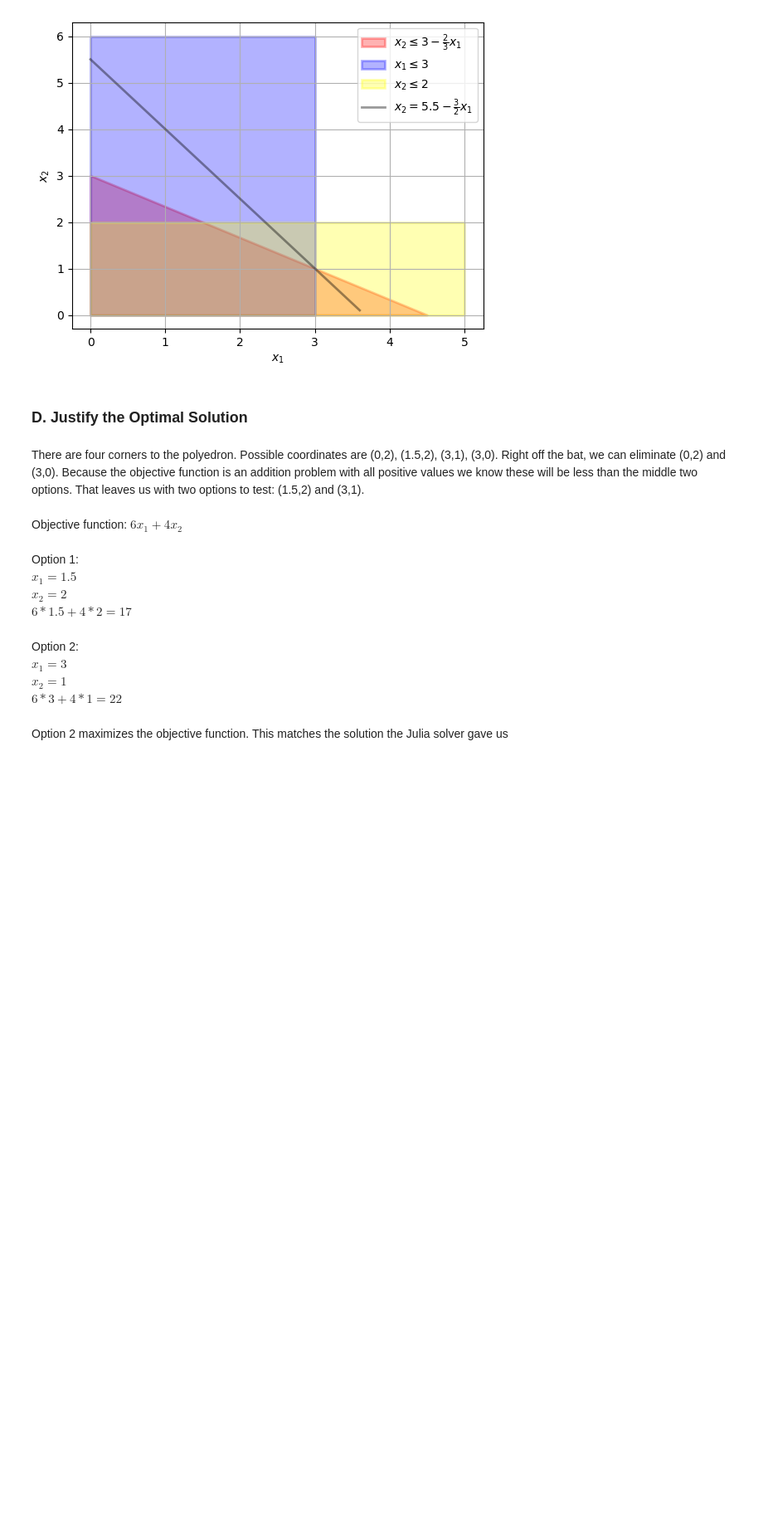
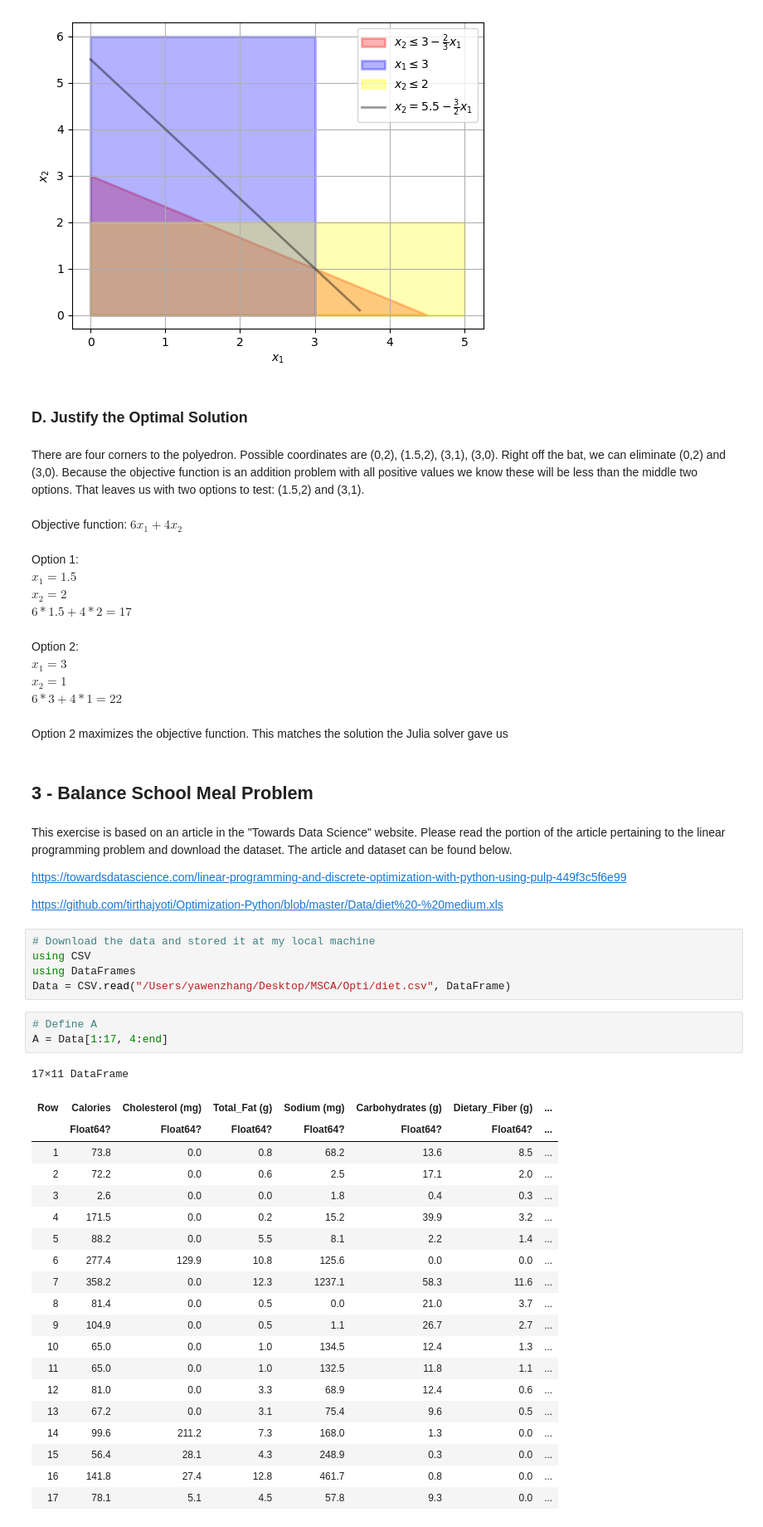
Before and after one commit to YawenZhang01/OptimizationWinter2023, a Jupyter notebook: assignments/Optimization_Homework2.ipynb, the cells around one changed output. Shown: that part at 83% size. Cells and saved outputs as stored; diff of their text form; blank space fills up the shorter version.

```diff
--- a/assignments/Optimization_Homework2.ipynb
+++ b/assignments/Optimization_Homework2.ipynb
@@ -208,3 +208,40 @@ $6 * 3 + 4 * 1 = 22$
 <br>
 <br>
 Option 2 maximizes the objective function. This matches the solution the Julia solver gave us
+# %% [markdown]
+## 3 - Balance School Meal Problem
+# %% [markdown]
+This exercise is based on an article in the "Towards Data Science" website. Please read the portion of the article pertaining to the linear programming problem and download the dataset. The article and dataset can be found below.
+
+https://towardsdatascience.com/linear-programming-and-discrete-optimization-with-python-using-pulp-449f3c5f6e99
+
+https://github.com/tirthajyoti/Optimization-Python/blob/master/Data/diet%20-%20medium.xls
+# %%
+# Download the data and stored it at my local machine
+using CSV
+using DataFrames
+Data = CSV.read("/Users/yawenzhang/Desktop/MSCA/Opti/diet.csv", DataFrame)
+# %%
+# Define A
+A = Data[1:17, 4:end]
+# %% [output]
+17×11 DataFrame
+| Row | Calories | Cholesterol (mg) | Total_Fat (g) | Sodium (mg) | Carbohydrates (g) | Dietary_Fiber (g) | ... |
+|  | Float64? | Float64? | Float64? | Float64? | Float64? | Float64? | ... |
+| 1 | 73.8 | 0.0 | 0.8 | 68.2 | 13.6 | 8.5 | ... |
+| 2 | 72.2 | 0.0 | 0.6 | 2.5 | 17.1 | 2.0 | ... |
+| 3 | 2.6 | 0.0 | 0.0 | 1.8 | 0.4 | 0.3 | ... |
+| 4 | 171.5 | 0.0 | 0.2 | 15.2 | 39.9 | 3.2 | ... |
+| 5 | 88.2 | 0.0 | 5.5 | 8.1 | 2.2 | 1.4 | ... |
+| 6 | 277.4 | 129.9 | 10.8 | 125.6 | 0.0 | 0.0 | ... |
+| 7 | 358.2 | 0.0 | 12.3 | 1237.1 | 58.3 | 11.6 | ... |
+| 8 | 81.4 | 0.0 | 0.5 | 0.0 | 21.0 | 3.7 | ... |
+| 9 | 104.9 | 0.0 | 0.5 | 1.1 | 26.7 | 2.7 | ... |
+| 10 | 65.0 | 0.0 | 1.0 | 134.5 | 12.4 | 1.3 | ... |
+| 11 | 65.0 | 0.0 | 1.0 | 132.5 | 11.8 | 1.1 | ... |
+| 12 | 81.0 | 0.0 | 3.3 | 68.9 | 12.4 | 0.6 | ... |
+| 13 | 67.2 | 0.0 | 3.1 | 75.4 | 9.6 | 0.5 | ... |
+| 14 | 99.6 | 211.2 | 7.3 | 168.0 | 1.3 | 0.0 | ... |
+| 15 | 56.4 | 28.1 | 4.3 | 248.9 | 0.3 | 0.0 | ... |
+| 16 | 141.8 | 27.4 | 12.8 | 461.7 | 0.8 | 0.0 | ... |
+| 17 | 78.1 | 5.1 | 4.5 | 57.8 | 9.3 | 0.0 | ... |
```
Also changed, not shown: parts of 5 cells of this notebook.
